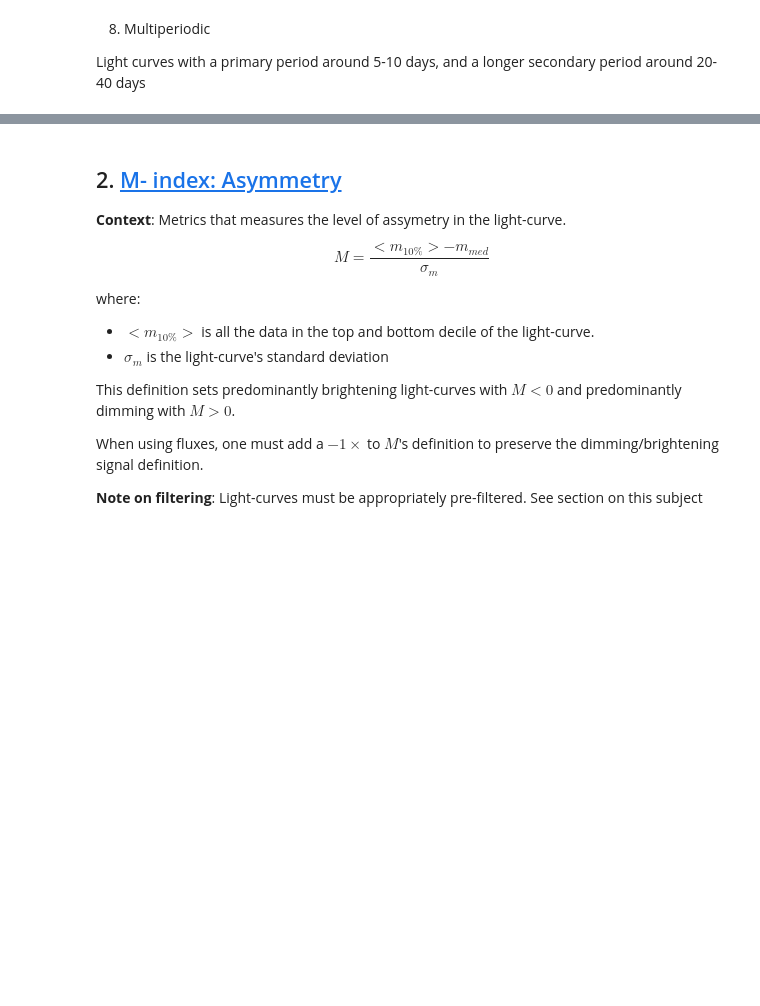
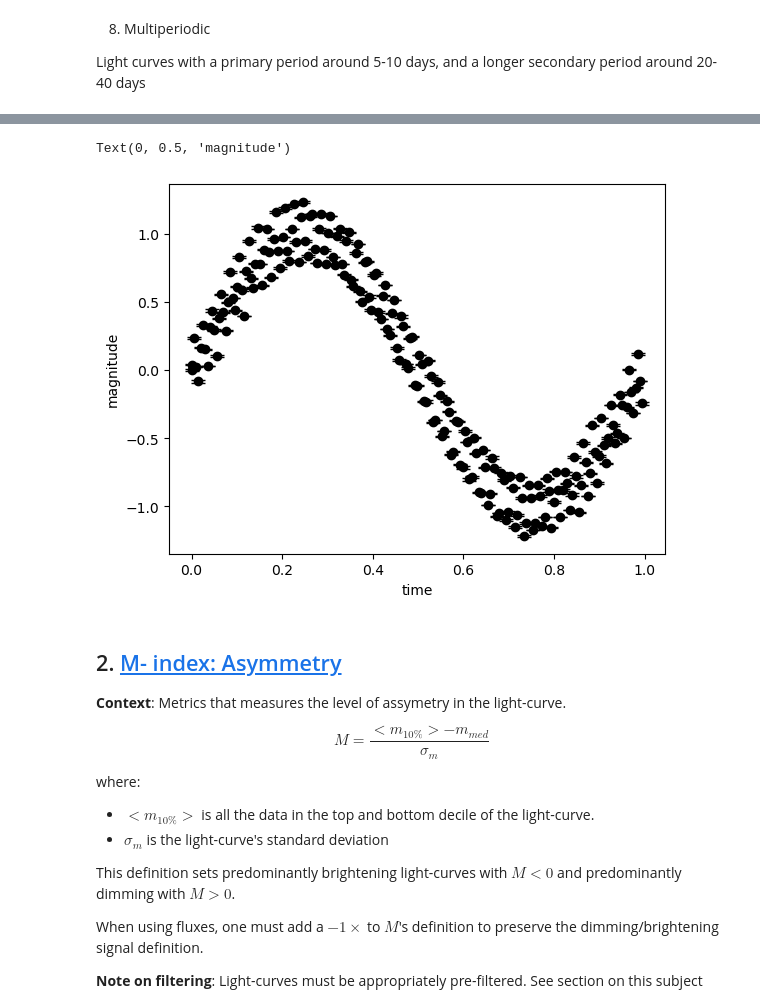
Before and after one commit to juliaroquette/VariabilityIndexes, a Jupyter notebook: jupyter/QM_development.ipynb, the cells around one changed output, grey strips where cells are left out. Saved outputs shown, nothing was run; the diff lists cells and outputs as text; code cells hidden in the pictures; blank space fills up the shorter version.

```diff
--- a/jupyter/QM_development.ipynb
+++ b/jupyter/QM_development.ipynb
@@ -366,3 +375,12 @@ Text(0, 0.5, 'magnitude')
+# %%
+phase_mp, mag_sorted_mp = fold(time, mag_mp, period)
+_, err_mag_phased_mp    = fold(time, err, period)
+plt.errorbar(phase_mp, mag_sorted_mp, err_mag_phased_mp, fmt='o', color='black', capsize=5)
+plt.xlabel('time')
+plt.ylabel('magnitude')
+# %% [output]
+Text(0, 0.5, 'magnitude')
+[figure, added]
 # %% [markdown]
 ## 2. <a id='toc2_'></a>[M- index: Asymmetry](#toc0_)
 
```
Also changed, not shown: parts of 23 cells of this notebook.
